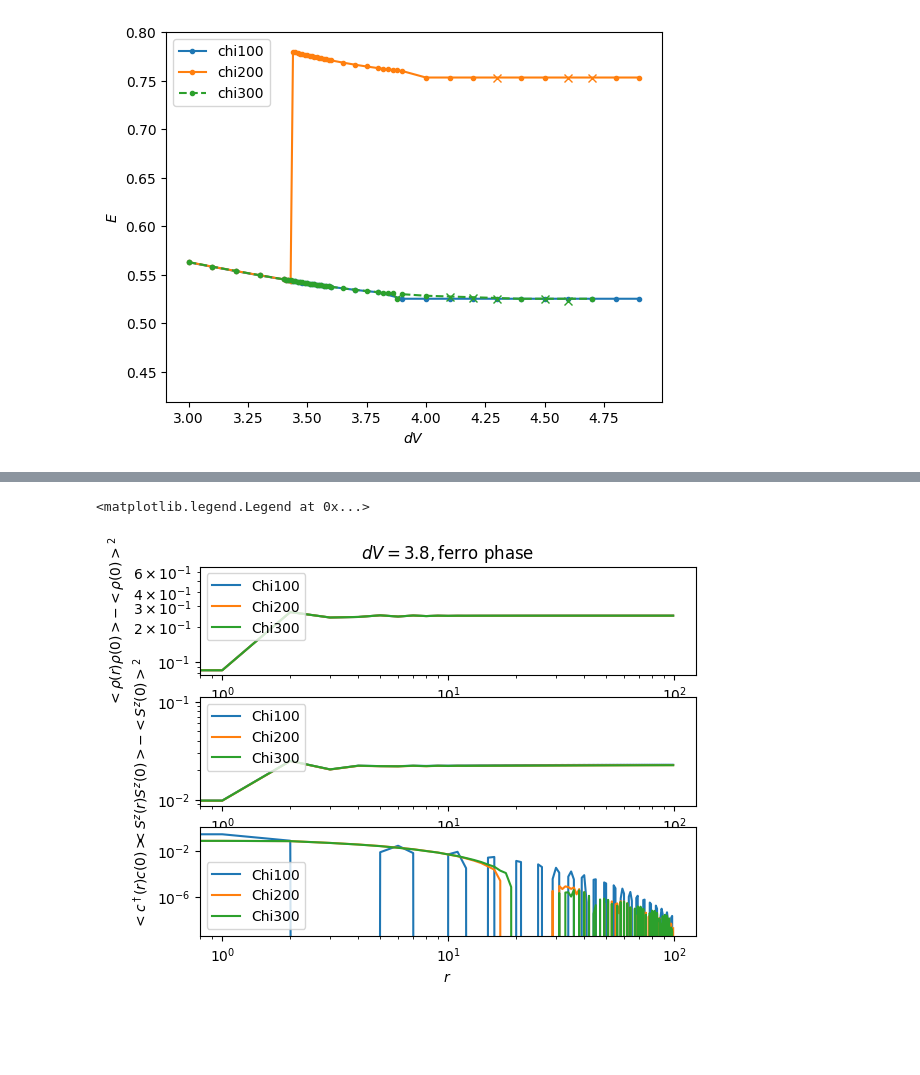
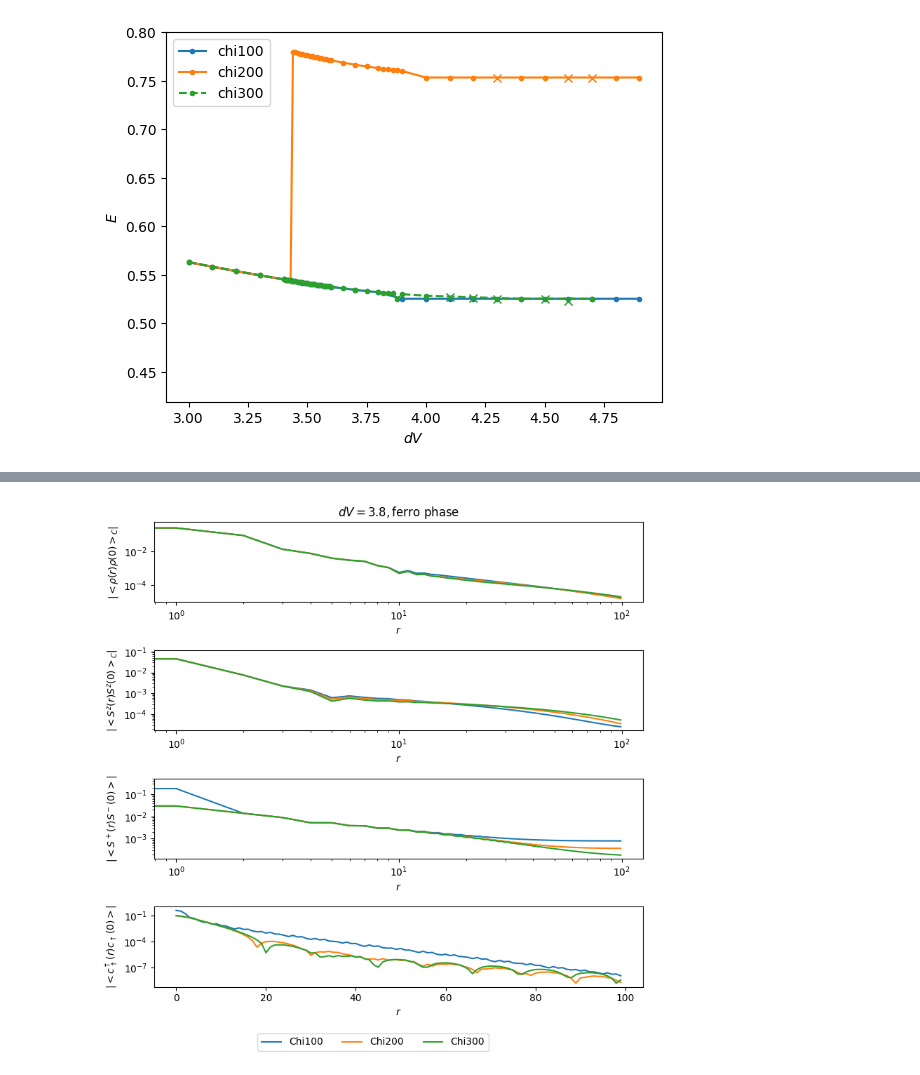
Before and after one commit to aravindhshankar/Spin1LongRangeOrder.jl, a Jupyter notebook: python/notebooks/plot_idmrg_chi100.ipynb, the cells around one changed output, grey strips where cells are left out. Cells and saved outputs as stored; diff of their text form; code cells hidden in the pictures; blank space fills up the shorter version.

```diff
--- a/python/notebooks/plot_idmrg_chi100.ipynb
+++ b/python/notebooks/plot_idmrg_chi100.ipynb
@@ -25,8 +25,14 @@ import matplotlib.pyplot as plt
 import os
 import re, glob
 import pandas as pd
+from functools import partial
 print(f"TeNPy version: {tenpy.__version__}")
 DATA_ROOT = '../../data/iDMRG/'
+
+import importlib
+importlib.reload(observables)
+from src.observables import denoise_rolling as dr
+drp = partial(dr, window=2)
 # %% [output]
 TeNPy version: 1.1.0
 # %%
@@ -218,42 +243,61 @@ ax3[2].legend()
 # %%
 distrangefm = 100
-xvalsfm = np.arange(distrangepm)
-fig4, ax4 = plt.subplots(3)
+xvalsfm = np.arange(distrangefm)
+fig4, ax4 = plt.subplots(4, figsize=(8,8))
+fig4.subplots_adjust(hspace=0.2)
 #charge
-ax4[0].plot(xvalsfm, observables.charge_corr(serfm100['psi'].iloc[0], length=distrangepm, connected=False), c='C0', label='Chi100')
-ax4[0].plot(xvalsfm, observables.charge_corr(serfm200['psi'].iloc[0], length=distrangepm, connected=False), c='C1', label='Chi200')
-ax4[0].plot(xvalsfm, observables.charge_corr(serfm300['psi'].iloc[0], length=distrangepm, connected=False), c='C2', label='Chi300')
+ax4[0].plot(xvalsfm, drp(observables.charge_corr(serfm100['psi'].iloc[0], length=distrangefm, connected=True)), c='C0', label='Chi100')
+ax4[0].plot(xvalsfm, drp(observables.charge_corr(serfm200['psi'].iloc[0], length=distrangefm, connected=True)), c='C1', label='Chi200')
+ax4[0].plot(xvalsfm, drp(observables.charge_corr(serfm300['psi'].iloc[0], length=distrangefm, connected=True)), c='C2', label='Chi300')
 ax4[0].set_yscale('log')
 ax4[0].set_xscale('log')
 ax4[0].set_xlabel(r'$r$')
-ax4[0].set_ylabel(r'$<\rho(r)\rho(0)> - <\rho(0)>^2 $')
+# ax4[0].set_ylabel(r'$<\rho(r)\rho(0)> - <\rho(0)>^2 $')
+ax4[0].set_ylabel(r'$|<\rho(r)\rho(0)>_C|$')
 ax4[0].set_title(rf'$dV = {fmdV:.3}, \text{{ferro phase}}$')
-ax4[0].legend()
+# ax4[0].legend()
 
 #spin
-ax4[1].plot(xvalsfm, observables.SzSz_corr(serfm100['psi'].iloc[0], length=distrangepm, connected=False), c='C0', label='Chi100')
-ax4[1].plot(xvalsfm, observables.SzSz_corr(serfm200['psi'].iloc[0], length=distrangepm, connected=False), c='C1', label='Chi200')
-ax4[1].plot(xvalsfm, observables.SzSz_corr(serfm300['psi'].iloc[0], length=distrangepm, connected=False), c='C2', label='Chi300')
+ax4[1].plot(xvalsfm, drp(observables.SzSz_corr(serfm100['psi'].iloc[0], length=distrangefm, connected=True  )), c='C0', label='Chi100')
+ax4[1].plot(xvalsfm, drp(observables.SzSz_corr(serfm200['psi'].iloc[0], length=distrangefm, connected=True  )), c='C1', label='Chi200')
+ax4[1].plot(xvalsfm, drp(observables.SzSz_corr(serfm300['psi'].iloc[0], length=distrangefm, connected=True  )), c='C2', label='Chi300')
 ax4[1].set_yscale('log')
 ax4[1].set_xscale('log')
 ax4[1].set_xlabel(r'$r$')
-ax4[1].set_ylabel(r'$<S^z(r)S^z(0)> - <S^z(0)>^2 $')
+# ax4[1].set_ylabel(r'$<S^z(r)S^z(0)> - <S^z(0)>^2 $')
+ax4[1].set_ylabel(r'$|<S^z(r)S^z(0)>_C|$')
 # ax4[1].set_title(rf'$dV = {fmdV:.3}, \text{{ferro phase}}$')
-ax4[1].legend()
+# ax4[1].legend()
 
-#electron
-ax4[2].plot(xvalsfm, observables.electron_corr(serfm100['psi'].iloc[0], length=distrangepm, whichspin="u"), c='C0', label='Chi100')
-ax4[2].plot(xvalsfm, observables.electron_corr(serfm200['psi'].iloc[0], length=distrangepm, whichspin="u"), c='C1', label='Chi200')
-ax4[2].plot(xvalsfm, observables.electron_corr(serfm300['psi'].iloc[0], length=distrangepm, whichspin="u"), c='C2', label='Chi300')
+ax4[2].plot(xvalsfm, drp(np.abs(observables.SpSm_corr(serfm100['psi'].iloc[0], length=distrangefm, connected=False))), c='C0', label='Chi100')
+ax4[2].plot(xvalsfm, drp(np.abs(observables.SpSm_corr(serfm200['psi'].iloc[0], length=distrangefm, connected=False))), c='C1', label='Chi200')
+ax4[2].plot(xvalsfm, drp(np.abs(observables.SpSm_corr(serfm300['psi'].iloc[0], length=distrangefm, connected=False))), c='C2', label='Chi300')
 ax4[2].set_yscale('log')
 ax4[2].set_xscale('log')
 ax4[2].set_xlabel(r'$r$')
-ax4[2].set_ylabel(r'$<c^\dagger(r)c(0)> $')
+ax4[2].set_ylabel(r'$|<S^+(r)S^-(0)>|$')
+
+#electron
+ax4[3].plot(xvalsfm, drp(np.abs(observables.electron_corr(serfm100['psi'].iloc[0], length=distrangefm, whichspin="u"))), c='C0', label='Chi100')
+ax4[3].plot(xvalsfm, drp(np.abs(observables.electron_corr(serfm200['psi'].iloc[0], length=distrangefm, whichspin="u"))), c='C1', label='Chi200')
+ax4[3].plot(xvalsfm, drp(np.abs(observables.electron_corr(serfm300['psi'].iloc[0], length=distrangefm, whichspin="u"))), c='C2', label='Chi300')
+ax4[3].set_yscale('log')
+# ax4[3].set_xscale('log')
+ax4[3].set_xlabel(r'$r$')
+ax4[3].set_ylabel(r'$|<c^\dagger_\uparrow(r)c_\uparrow(0)>|$')
 # ax4[2].set_title(rf'$dV = {fmdV:.3}, \text{{ferro phase}}$')
-ax4[2].legend()
+# ax4[2].legend()
+handles, labels = ax4[2].get_legend_handles_labels()
+
+fig4.legend(handles, labels,
+           loc="lower center",
+           bbox_to_anchor=(0.5, 0.0),
+           ncol=3)
+
+fig4.tight_layout(rect=[0, 0.05, 1, 1])
+fig4.savefig("../../pngfigs/iDMRG/combinedCorrnfnsferro.png", bbox_inches="tight")
 # %% [output]
-<matplotlib.legend.Legend at 0x...>
-[figure, old version]
+[figure, new version]
 # %%
 distrangecrit = 100
 xvalscrit = np.arange(distrangecrit)
```
Also changed, not shown: parts of 2 cells of this notebook, 1 other file.
